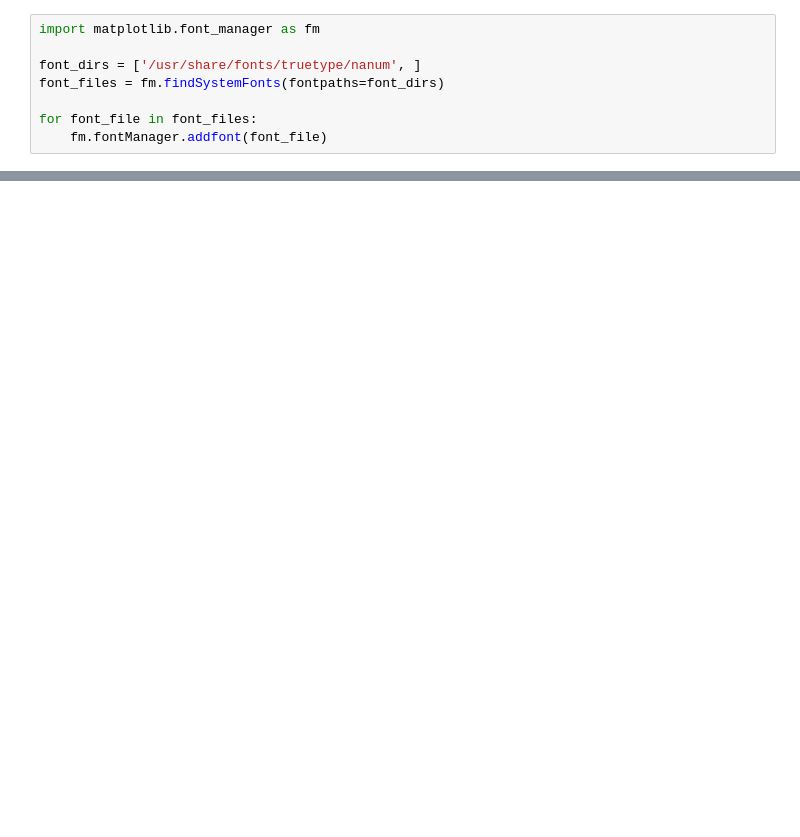
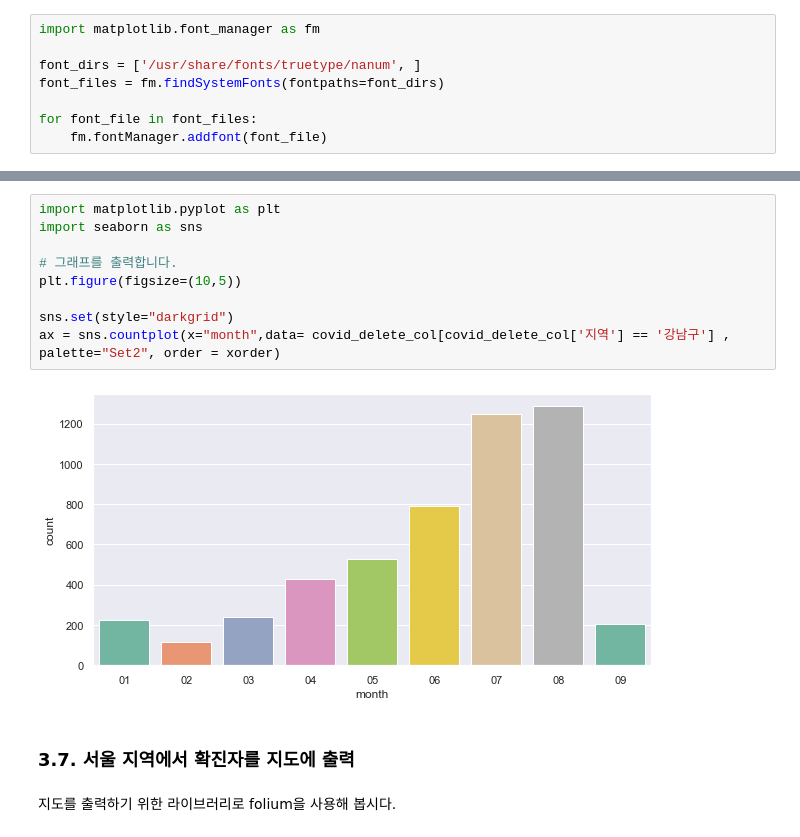
Before and after one commit to Typonote/JupyterNotebookCovidAnalysis, a Jupyter notebook: CovidDataAnalysis.ipynb, the cells around one changed output, grey strips where cells are left out. Drawn from its saved outputs; the diff is of its cells as text; blank space fills up the shorter version.

```diff
--- a/CovidDataAnalysis.ipynb
+++ b/CovidDataAnalysis.ipynb
@@ -280,0 +330,15 @@ ax = sns.countplot(x="지역", data=covid_delete_col, palette="Set2")
+# %%
+import matplotlib.pyplot as plt
+import seaborn as sns
+
+# 그래프를 출력합니다.
+plt.figure(figsize=(10,5))
+
+sns.set(style="darkgrid")
+ax = sns.countplot(x="month",data= covid_delete_col[covid_delete_col['지역'] == '강남구'] , palette="Set2", order = xorder)
+# %% [output]
+[figure, added]
+# %% [markdown]
+### 3.7. 서울 지역에서 확진자를 지도에 출력
+# %% [markdown]
+지도를 출력하기 위한 라이브러리로 folium을 사용해 봅시다.
```
Also changed, not shown: parts of 21 cells of this notebook, 1 other file.
